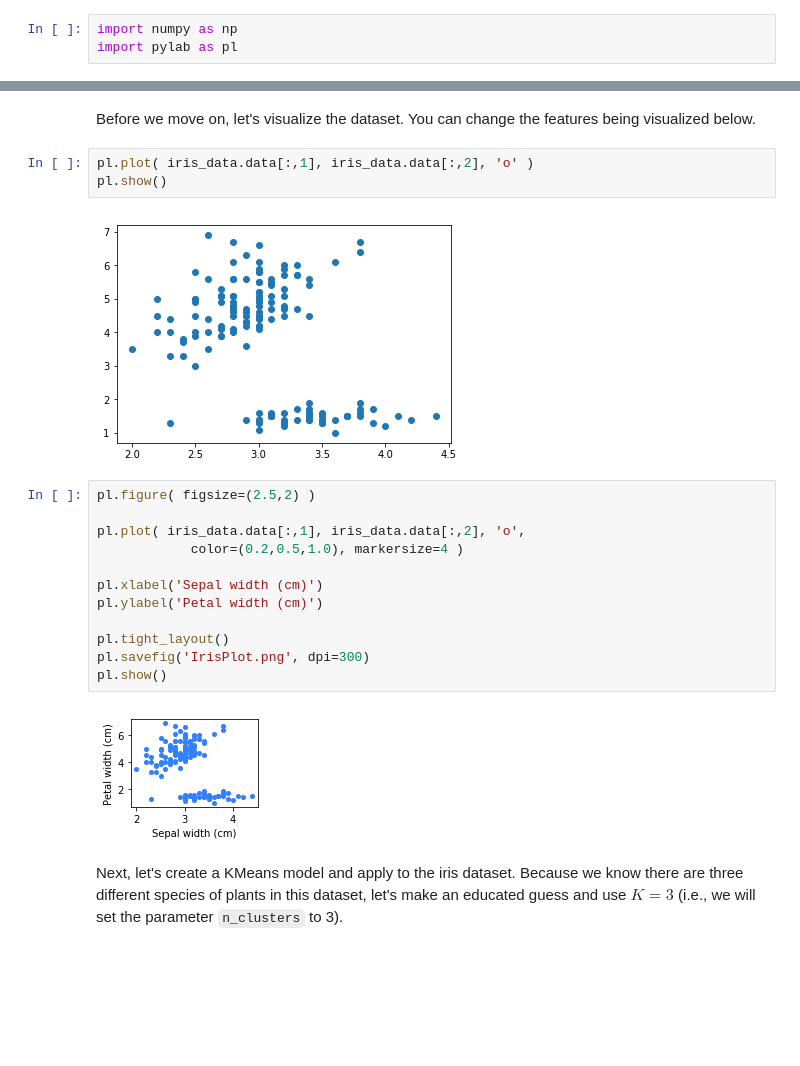
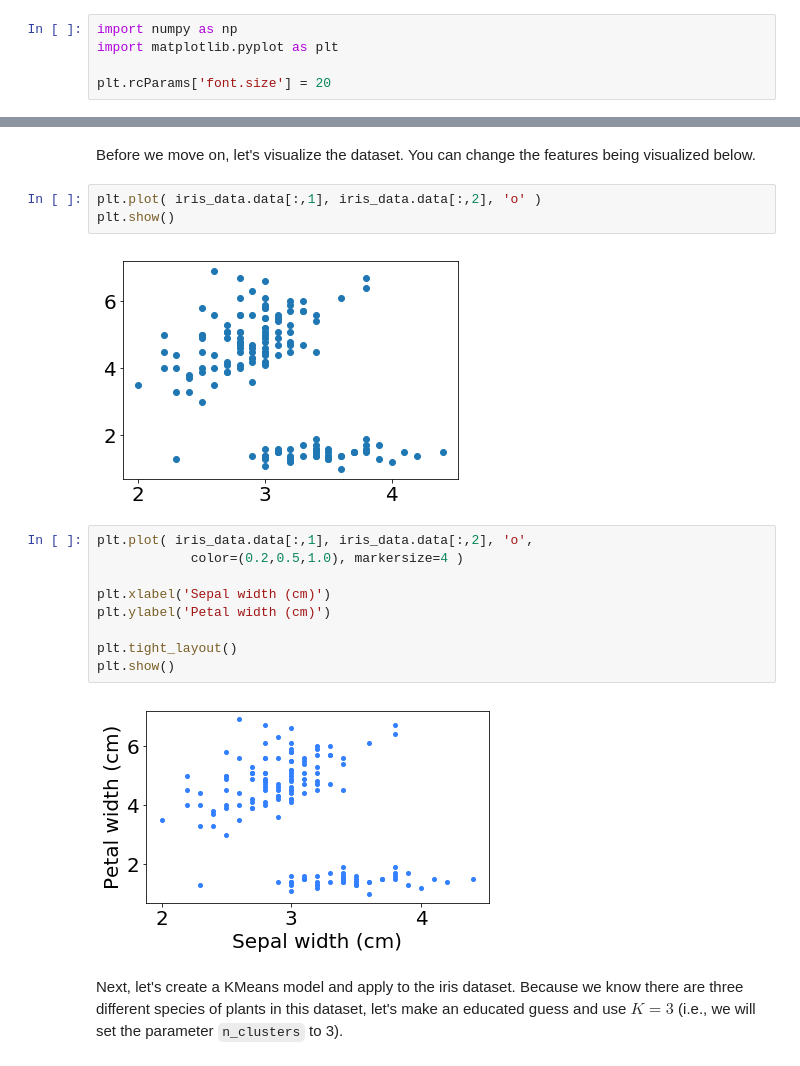
Before and after one commit to QCB-Collaboratory/W17.MachineLearning, a Jupyter notebook: materials/day_3/Day-3_notebook.ipynb, the cells around one changed output, grey strips where cells are left out. Drawn from its saved outputs; the diff is of its cells as text; blank space fills up the shorter version.

````diff
--- a/materials/day_3/Day-3_notebook.ipynb
+++ b/materials/day_3/Day-3_notebook.ipynb
@@ -8,7 +8,9 @@ This is a notebook developed throughout the third day of the Collaboratory Works
 https://github.com/QCB-Collaboratory/W17.MachineLearning/wiki/Day-3
 # %%
 import numpy as np
-import pylab as pl
+import matplotlib.pyplot as plt
+
+plt.rcParams['font.size'] = 20
 # %% [markdown]
 ## Linear regression
 # %% [markdown]
@@ -377,24 +329,21 @@ print( iris_data.data.shape )
 # %% [markdown]
 Before we move on, let's visualize the dataset. You can change the features being visualized below.
 # %%
-pl.plot( iris_data.data[:,1], iris_data.data[:,2], 'o' )
-pl.show()
+plt.plot( iris_data.data[:,1], iris_data.data[:,2], 'o' )
+plt.show()
 # %% [output]
-[figure, old version]
+[figure, new version]
 # %%
-pl.figure( figsize=(2.5,2) )
-
-pl.plot( iris_data.data[:,1], iris_data.data[:,2], 'o',
+plt.plot( iris_data.data[:,1], iris_data.data[:,2], 'o',
             color=(0.2,0.5,1.0), markersize=4 )
 
-pl.xlabel('Sepal width (cm)')
-pl.ylabel('Petal width (cm)')
+plt.xlabel('Sepal width (cm)')
+plt.ylabel('Petal width (cm)')
 
-pl.tight_layout()
-pl.savefig('IrisPlot.png', dpi=300)
-pl.show()
+plt.tight_layout()
+plt.show()
 # %% [output]
-[figure, old version]
+[figure, new version]
 # %% [markdown]
 Next, let's create a KMeans model and apply to the iris dataset. Because we know there are three different species of plants in this dataset, let's make an educated guess and use $K=3$ (i.e., we will set the parameter ```n_clusters``` to 3).
 # %%
````
Also changed, not shown: parts of 63 cells of this notebook, 5 other files.
